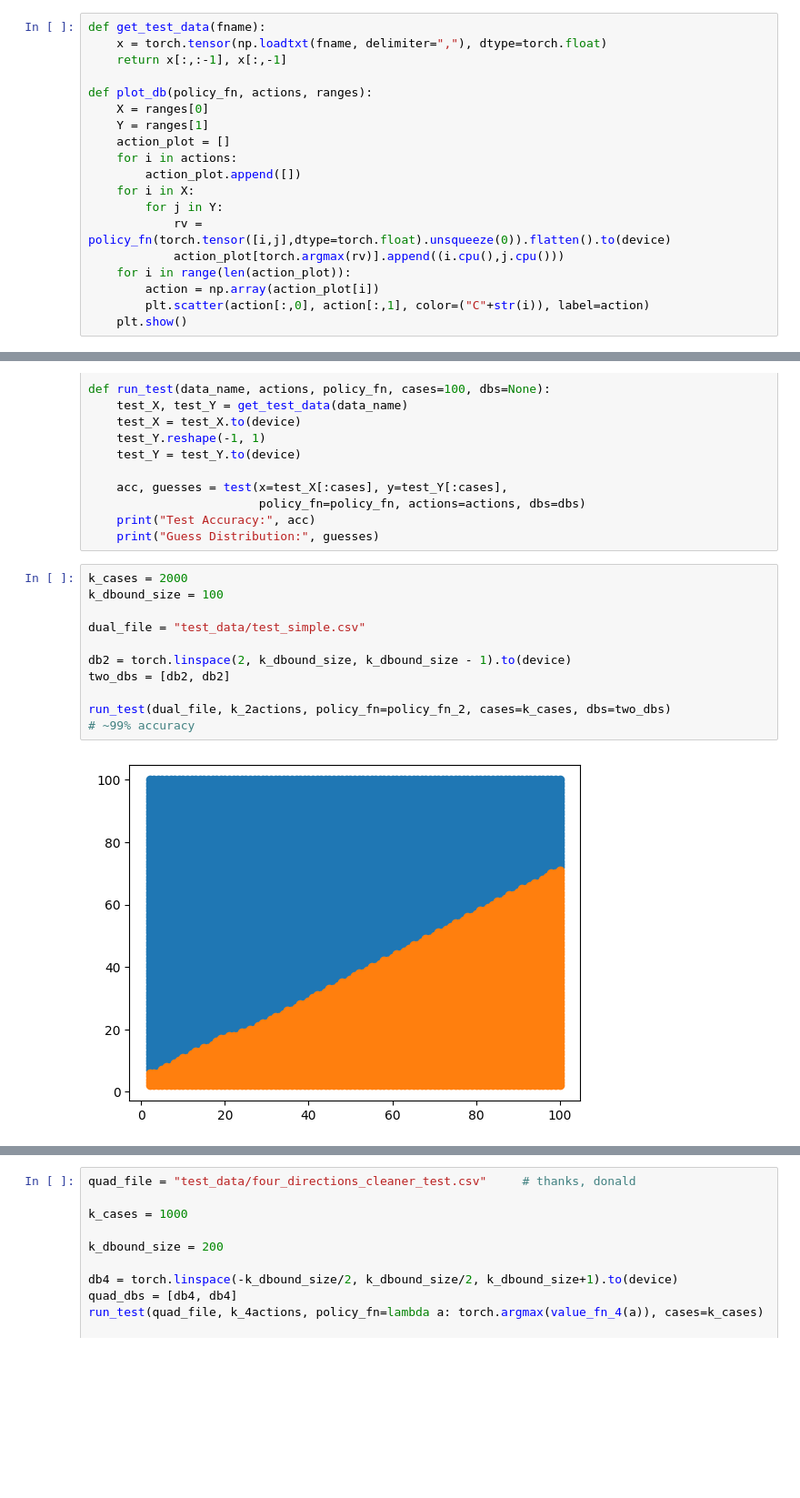
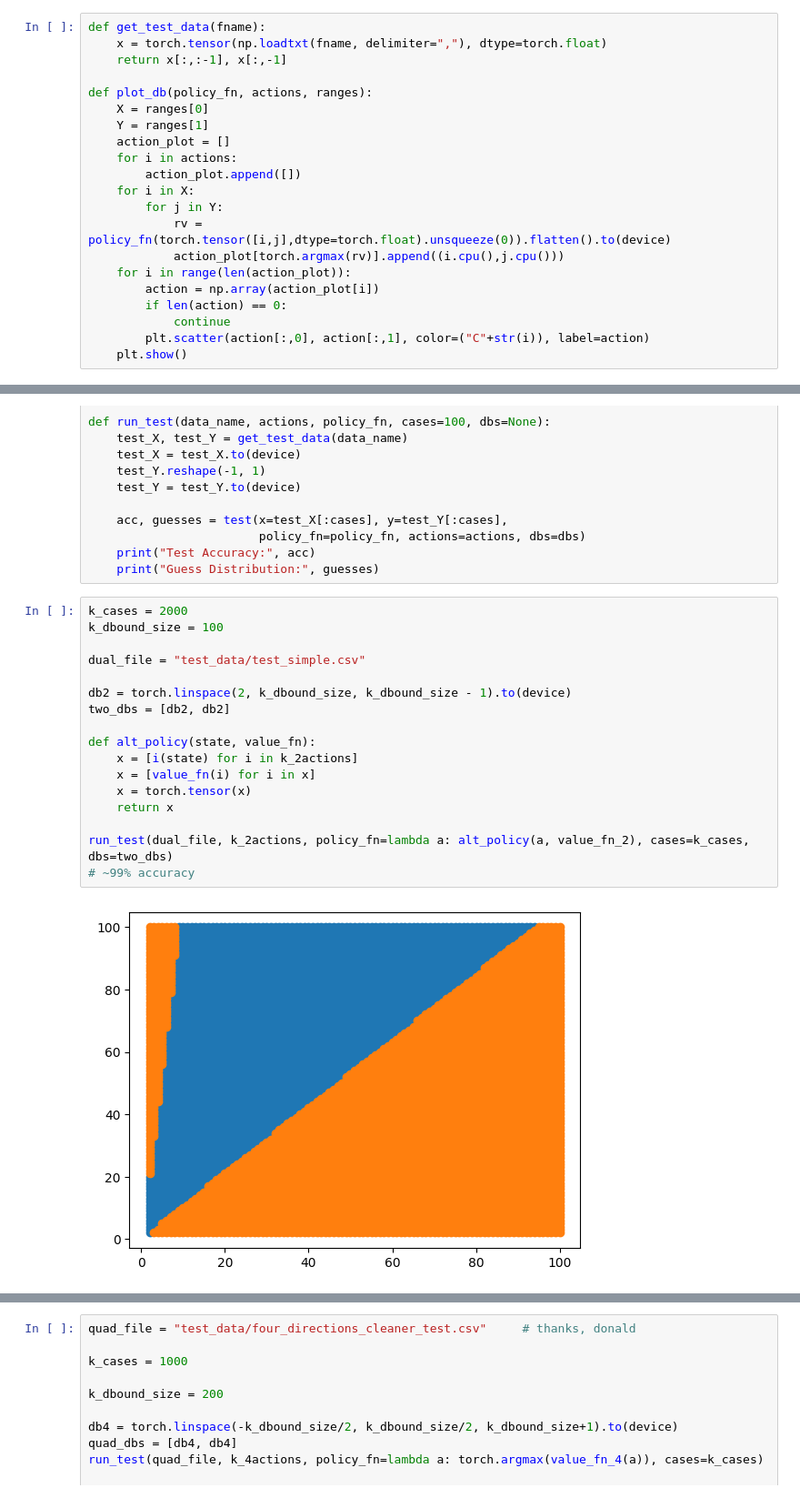
Before and after one commit to MXM-MachineLearning/MXM_AI_Ellenberg, a Jupyter notebook: Euclidean/Alex/deep_mcts.ipynb, the cells around one changed output, grey strips where cells are left out. Shown at 91% size. Saved outputs shown, nothing was run; the diff lists cells and outputs as text; blank space fills up the shorter version.

```diff
--- a/Euclidean/Alex/deep_mcts.ipynb
+++ b/Euclidean/Alex/deep_mcts.ipynb
@@ -530,6 +536,8 @@ def plot_db(policy_fn, actions, ranges):
             action_plot[torch.argmax(rv)].append((i.cpu(),j.cpu()))
     for i in range(len(action_plot)):
         action = np.array(action_plot[i])
+        if len(action) == 0:
+            continue
         plt.scatter(action[:,0], action[:,1], color=("C"+str(i)), label=action)
     plt.show()
 # %%
@@ -567,13 +575,19 @@ def run_test(data_name, actions, policy_fn, cases=100, dbs=None):
 # %%
 k_cases = 2000
 k_dbound_size = 100
 
 dual_file = "test_data/test_simple.csv"
 
 db2 = torch.linspace(2, k_dbound_size, k_dbound_size - 1).to(device)
 two_dbs = [db2, db2]
 
-run_test(dual_file, k_2actions, policy_fn=policy_fn_2, cases=k_cases, dbs=two_dbs)
+def alt_policy(state, value_fn):
+    x = [i(state) for i in k_2actions]
+    x = [value_fn(i) for i in x]
+    x = torch.tensor(x)
+    return x
+
+run_test(dual_file, k_2actions, policy_fn=lambda a: alt_policy(a, value_fn_2), cases=k_cases, dbs=two_dbs)
 # ~99% accuracy
 # %% [output]
-[figure, old version]
+[figure, new version]
```
Also changed, not shown: parts of 6 cells of this notebook, 1 other file.
